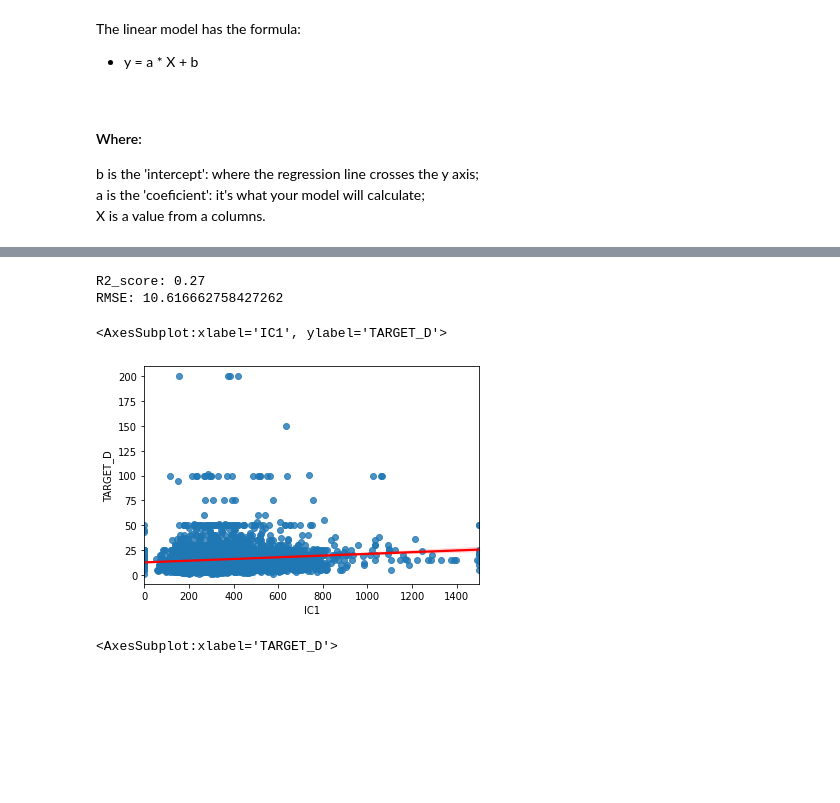
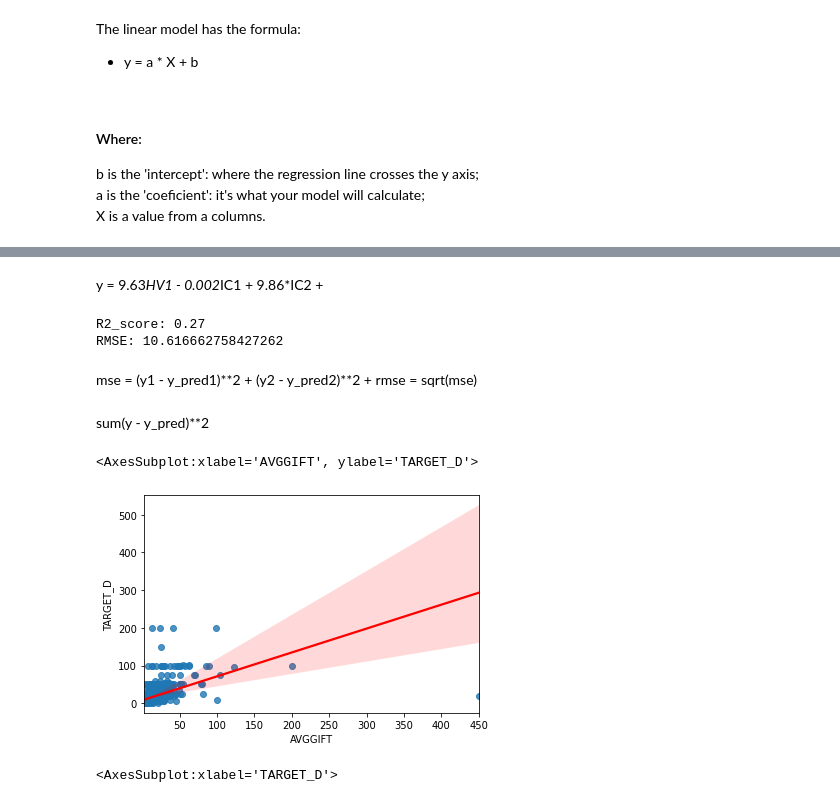
Before and after one commit to Ironhack-Data-0621-Remote/Classroom-Materials, a Jupyter notebook: Unit_1/4-intro_to_ml/Linear Regression.ipynb, the cells around one changed output, grey strips where cells are left out. Cells and saved outputs as stored; diff of their text form; code cells hidden in the pictures; blank space fills up the shorter version.

```diff
--- a/Unit_1/4-intro_to_ml/Linear Regression.ipynb
+++ b/Unit_1/4-intro_to_ml/Linear Regression.ipynb
@@ -60,3 +125,5 @@ strong multicollinearity or other numerical problems.
+# %% [markdown]
+y = 9.63*HV1 - 0.002*IC1 + 9.86*IC2 +
 # %%
 # sklearn's LR model
 
@@ -79,15 +146,20 @@ print("RMSE:", rmse)
 # %% [output]
 R2_score: 0.27
 RMSE: 10.616662758427262
+# %% [markdown]
+mse = (y1 - y_pred1)**2 + (y2 - y_pred2)**2 +
+rmse = sqrt(mse)
+# %% [markdown]
+sum(y - y_pred)**2
 # %%
 # Analyzing results
 
 # hint: to analyse your results, it might be a good idea to add your predictions to your dataframe
 # %%
-sns.regplot(X['IC1'], y, line_kws={"color": "red"})
+sns.regplot(X['AVGGIFT'], y, line_kws={"color": "red"})
 # %% [output]
-<AxesSubplot:xlabel='IC1', ylabel='TARGET_D'>
+<AxesSubplot:xlabel='AVGGIFT', ylabel='TARGET_D'>
-[figure, old version]
+[figure, new version]
 # %%
 sns.scatterplot(y,predictions)
 # %% [output]
```
Also changed, not shown: parts of 6 cells of this notebook, 1 other file.
